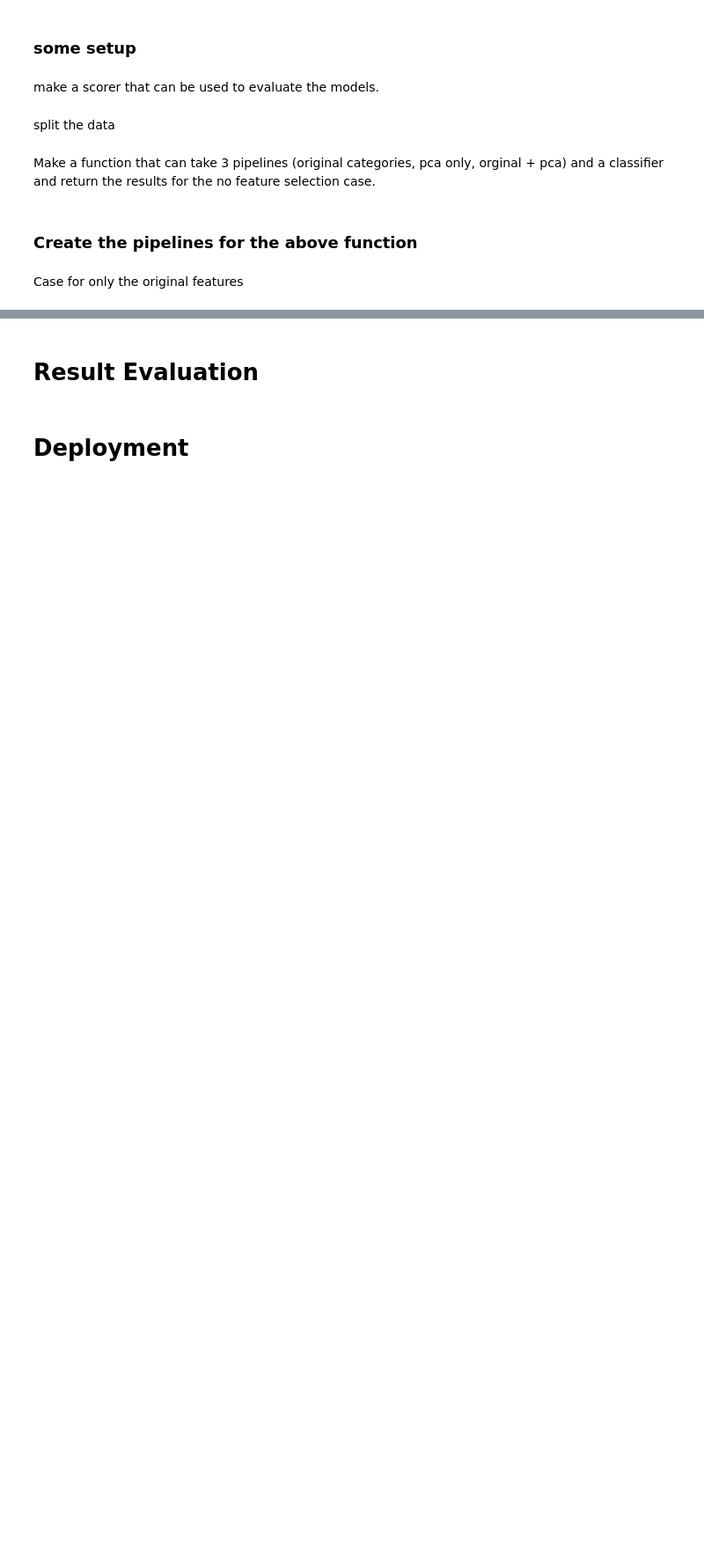
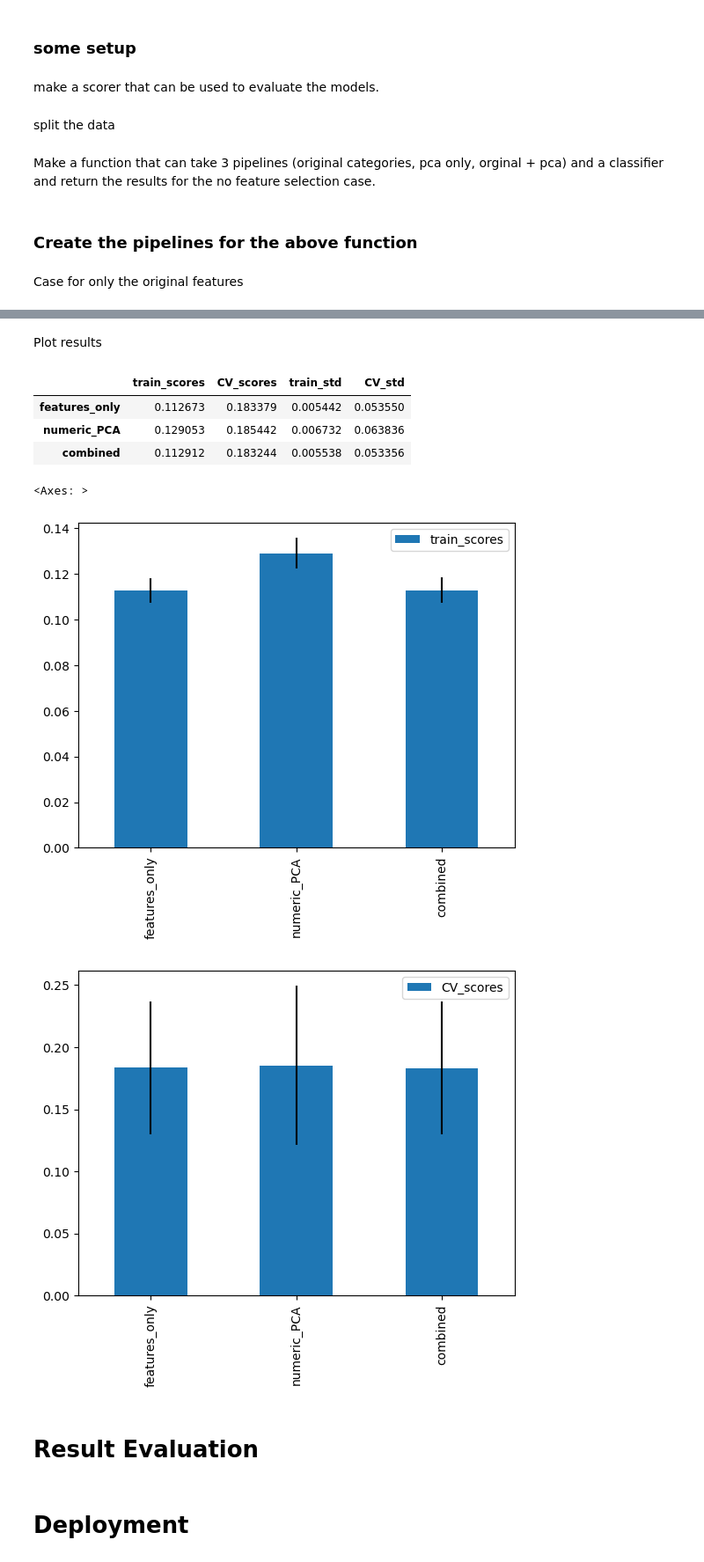
Before and after one commit to charlesbeacham/house_prices, a Jupyter notebook: housing.ipynb, the cells around one changed output, grey strips where cells are left out. Shown: that part at 88% size. Drawn from its saved outputs; the diff is of its cells as text; code cells hidden in the pictures; blank space fills up the shorter version.

Commit message:
create all baseline pipes

```diff
--- a/housing.ipynb
+++ b/housing.ipynb
@@ -681,0 +506,18 @@ array(['non_PCA__num__LotFrontage', 'non_PCA__num__LotArea',
+# %%
+numerical_features_PCA = make_pipeline(
+    ColumnTransformer(
+        transformers=[
+            ("num", SimpleImputer(strategy="constant", fill_value=0), numeric_features),
+            (
+                "ord",
+                OrdinalEncoder(categories=categories, encoded_missing_value=-1),
+                ordinal_features,
+            ),
+        ],
+        remainder="drop",  # drop the categorical features
+    ),
+    StandardScaler(),
+    PCA(
+        random_state=41,
+    ),
+)
@@ -681,0 +526,2 @@ array(['non_PCA__num__LotFrontage', 'non_PCA__num__LotArea',
+# %%
+combined_features = make_union(features_only, numerical_features_PCA)
@@ -681,0 +530,5 @@ array(['non_PCA__num__LotFrontage', 'non_PCA__num__LotArea',
+# %%
+pipes = [features_only, numerical_features_PCA, combined_features]
+train_scores, CV_scores, train_std, CV_std = no_feature_selection_baseline(
+    X_train, y_train, pipes, LinearRegression(), myscore
+)
@@ -682,3 +554,27 @@ array(['non_PCA__num__LotFrontage', 'non_PCA__num__LotArea',
+# %% [markdown]
+Plot results
+# %%
+d = {
+    "train_scores": train_scores,
+    "CV_scores": CV_scores,
+    "train_std": train_std,
+    "CV_std": CV_std,
+}
+index = ["features_only", "numeric_PCA", "combined"]
+base_result_df = pd.DataFrame(data=d, index=index)
+base_result_df
+# %% [output]
+|  | train_scores | CV_scores | train_std | CV_std |
+| features_only | 0.112673 | 0.183379 | 0.005442 | 0.053550 |
+| numeric_PCA | 0.129053 | 0.185442 | 0.006732 | 0.063836 |
+| combined | 0.112912 | 0.183244 | 0.005538 | 0.053356 |
+# %%
+base_result_df.plot.bar(y="train_scores", yerr="train_std")
+base_result_df.plot.bar(y="CV_scores", yerr="CV_std")
+# %% [output]
+<Axes: >
+[figure, added]
+[figure, added]
 # %% [markdown]
 # Result Evaluation
 # %% [markdown]
```
Also changed, not shown: parts of 31 cells of this notebook.
